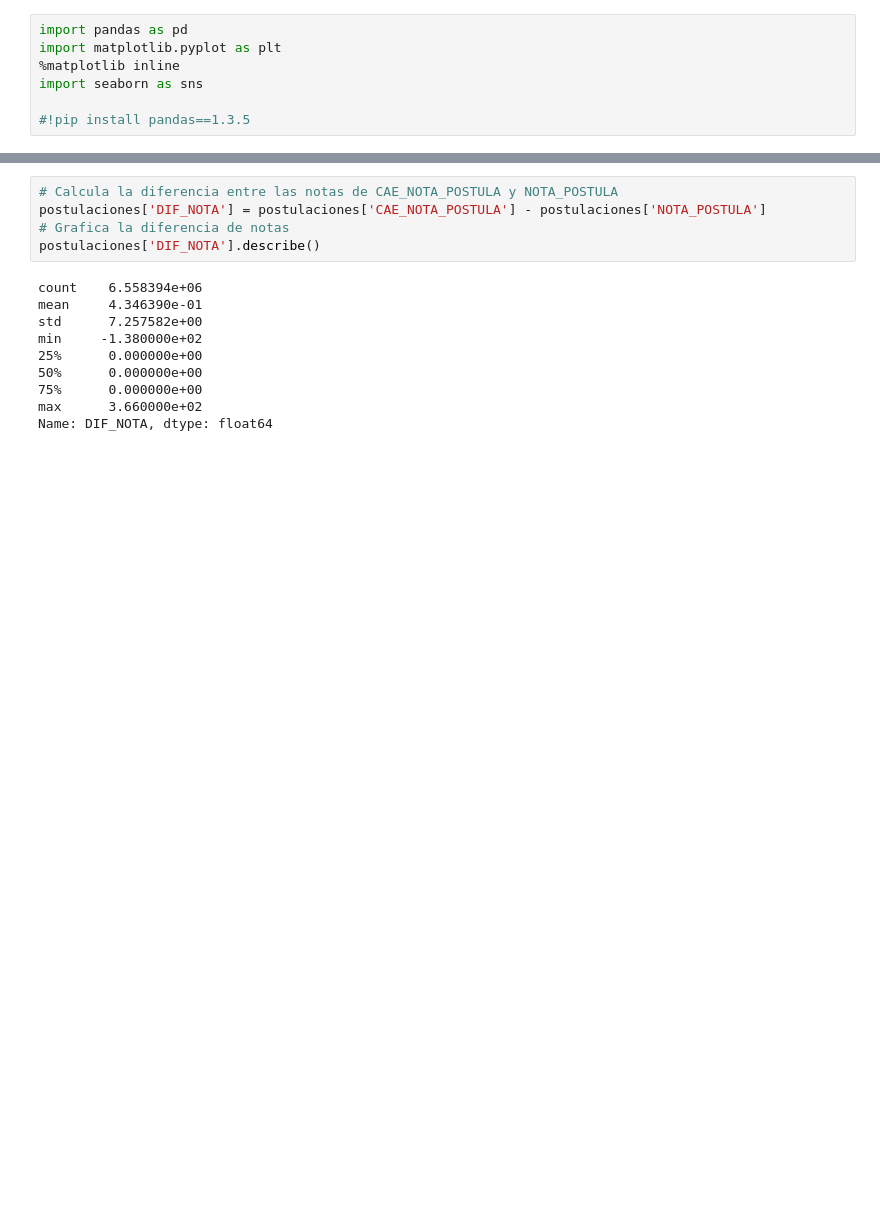
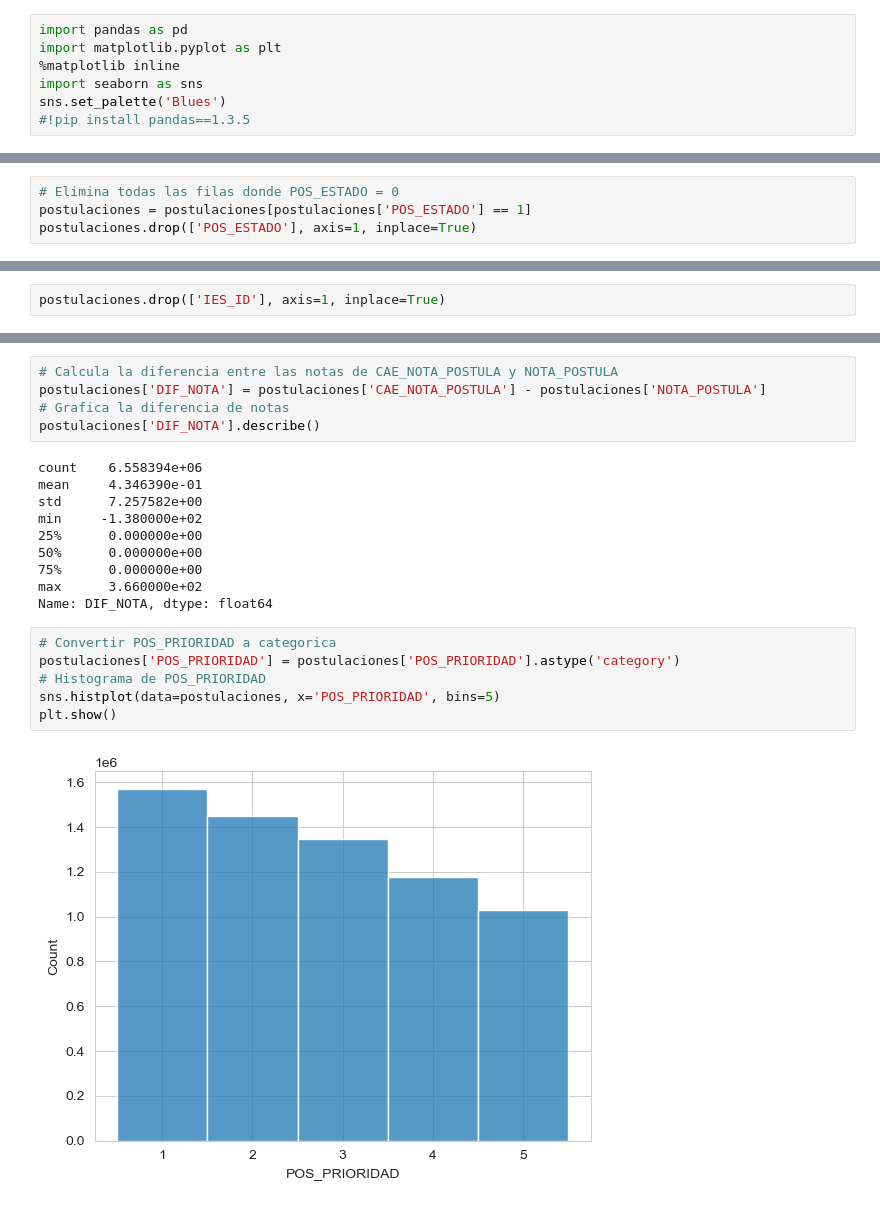
Before and after one commit to mayait/investigacion_senescyt, a Jupyter notebook: postulaciones.ipynb, the cells around one changed output, grey strips where cells are left out. Saved outputs shown, nothing was run; the diff lists cells and outputs as text; blank space fills up the shorter version.

```diff
--- a/postulaciones.ipynb
+++ b/postulaciones.ipynb
@@ -3,7 +3,7 @@ import pandas as pd
 import matplotlib.pyplot as plt
 %matplotlib inline
 import seaborn as sns
-
+sns.set_palette('Blues')
 #!pip install pandas==1.3.5
 # %%
 # Asegurate que tienes la versión 1.3.5 de pandas, sino instala esa versión
@@ -43,3 +43,7 @@ postulaciones.drop(['CAE_GRUPO'], axis=1, inplace=True)
 # %%
 # CUS_ID	Codigo de cupos por segmentos NI IDEA
 postulaciones.drop(['CUS_ID'], axis=1, inplace=True)
+# %%
+# Elimina todas las filas donde POS_ESTADO = 0
+postulaciones = postulaciones[postulaciones['POS_ESTADO'] == 1]
+postulaciones.drop(['POS_ESTADO'], axis=1, inplace=True)
@@ -45,0 +52,2 @@ postulaciones.drop(['CUS_ID'], axis=1, inplace=True)
+# %%
+postulaciones.drop(['IES_ID'], axis=1, inplace=True)
@@ -209,3 +221,11 @@ min     -1.380000e+02
 75%      0.000000e+00
 max      3.660000e+02
 Name: DIF_NOTA, dtype: float64
+# %%
+# Convertir POS_PRIORIDAD a categorica
+postulaciones['POS_PRIORIDAD'] = postulaciones['POS_PRIORIDAD'].astype('category')
+# Histograma de POS_PRIORIDAD
+sns.histplot(data=postulaciones, x='POS_PRIORIDAD', bins=5)
+plt.show()
+# %% [output]
+[figure, added]
```
Also changed, not shown: parts of 13 cells of this notebook.
